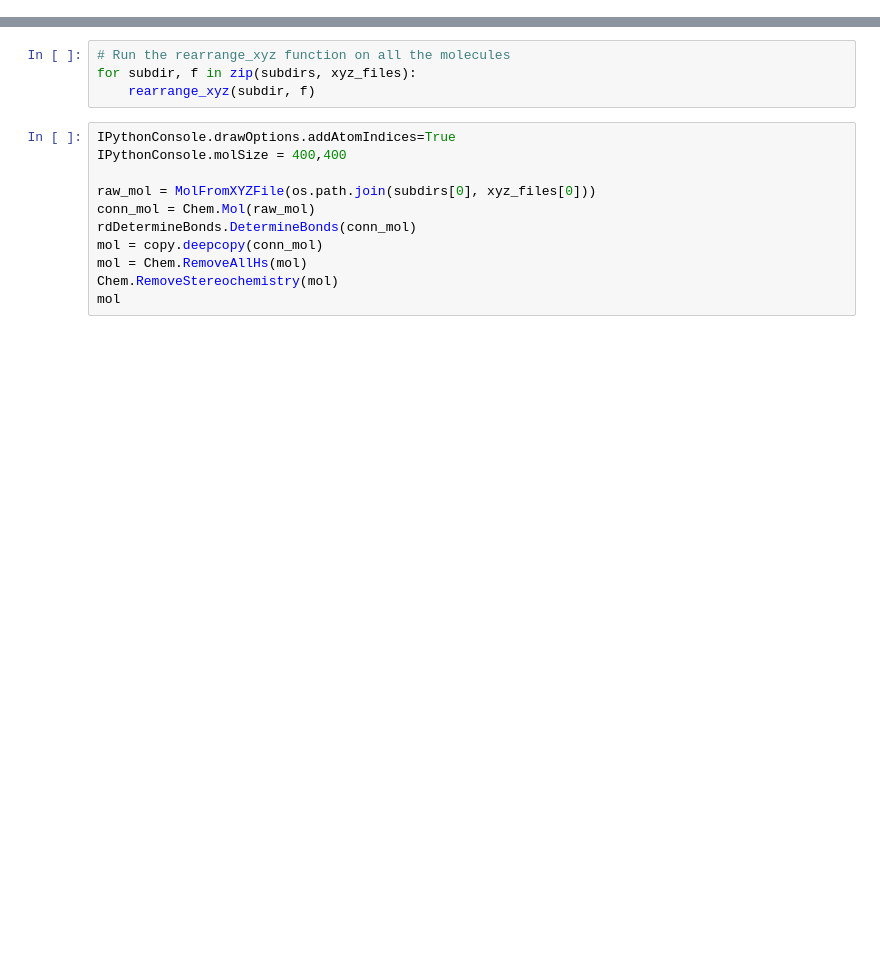
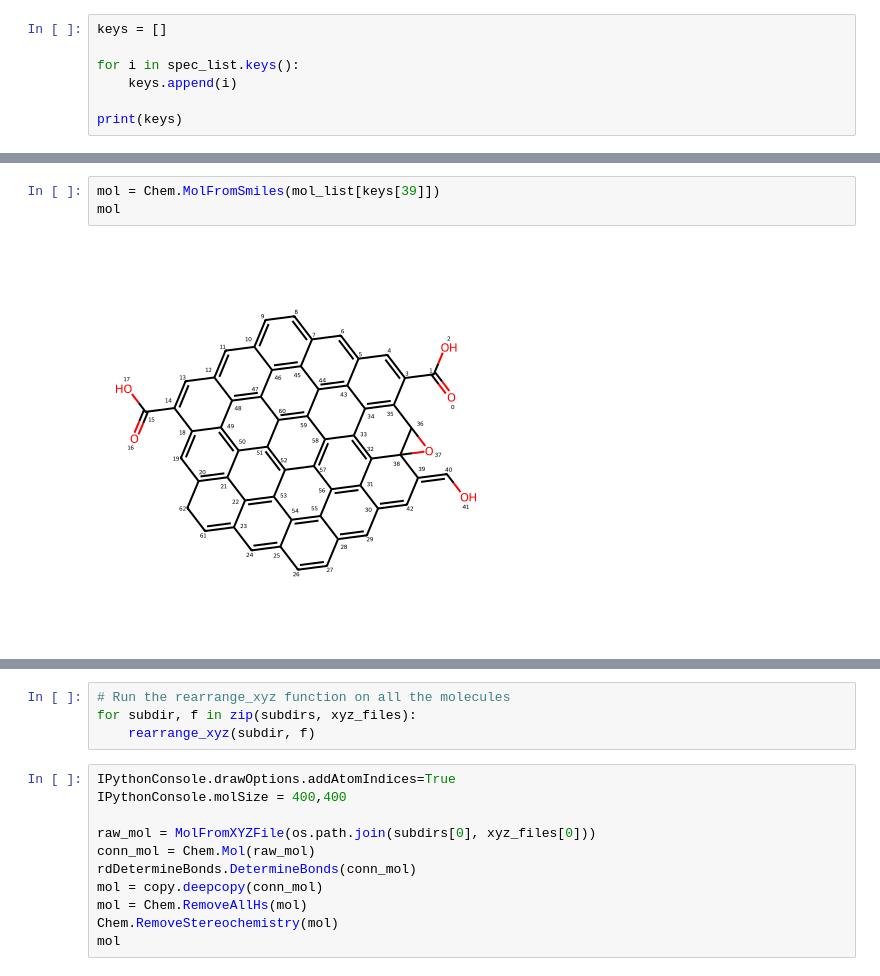
Before and after one commit to sam-j-hall/GO_molecule_GNN, a Jupyter notebook: data_prep.ipynb, the cells around one changed output, grey strips where cells are left out. Cells and saved outputs as stored; diff of their text form; blank space fills up the shorter version.

```diff
--- a/data_prep.ipynb
+++ b/data_prep.ipynb
@@ -41,0 +222,7 @@ print(dirpath)
+# %%
+keys = []
+
+for i in spec_list.keys():
+    keys.append(i)
+
+print(keys)
@@ -41,0 +237,5 @@ print(dirpath)
+# %%
+mol = Chem.MolFromSmiles(mol_list[keys[39]])
+mol
+# %% [output]
+[figure, added]
```
Also changed, not shown: parts of 33 cells of this notebook.
